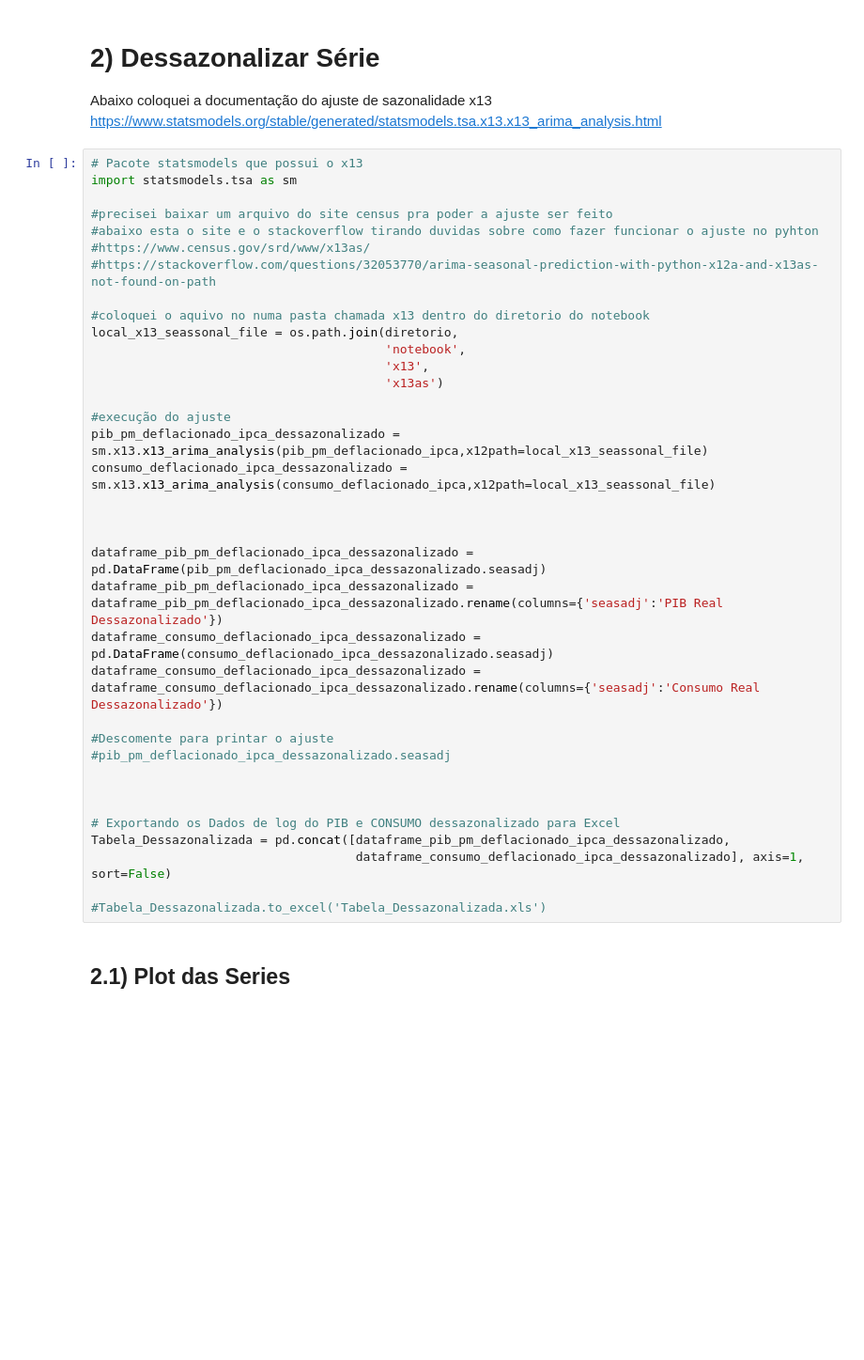
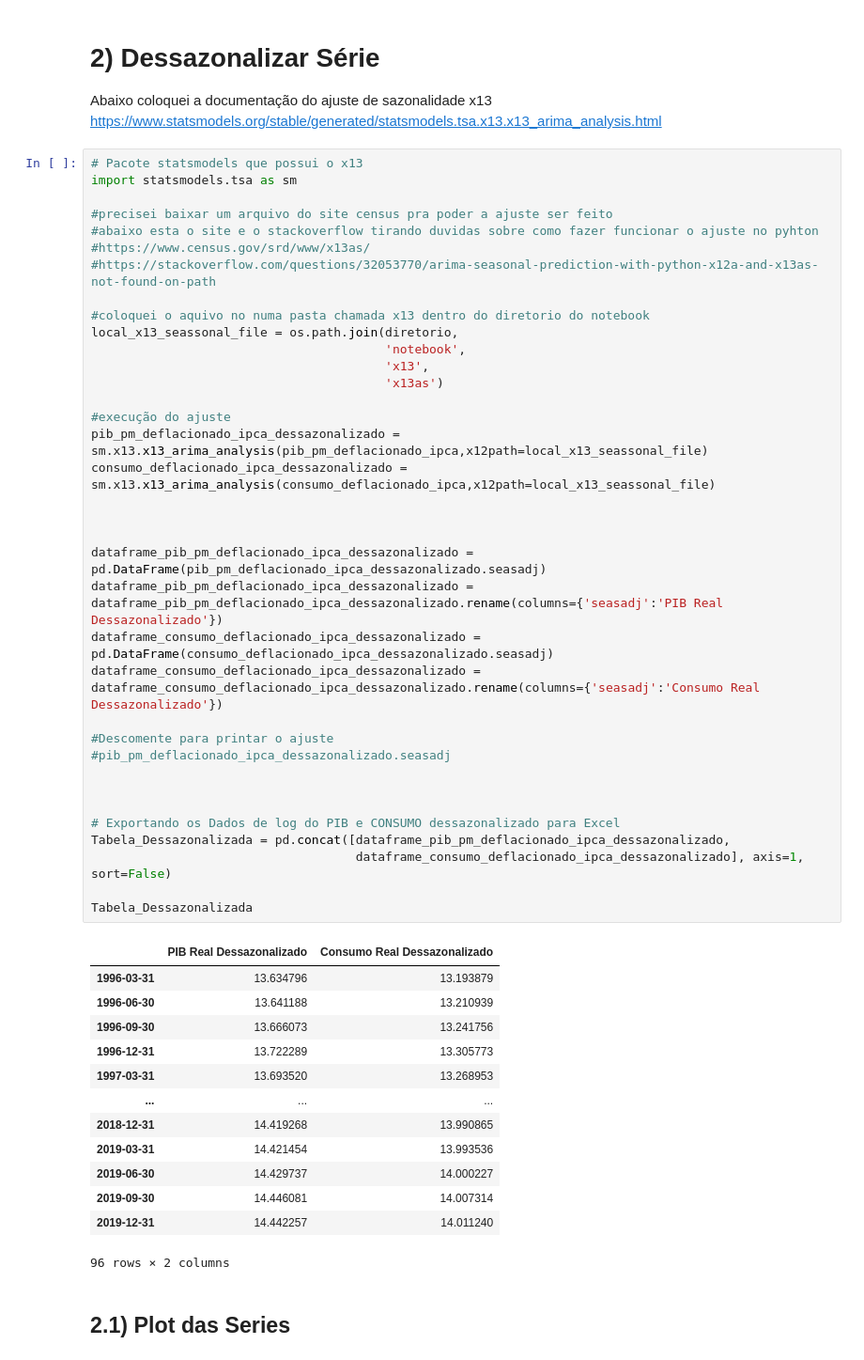
Before and after one commit to FredericoNunes/Artigos, a Jupyter notebook: programas/notebook/Aquivo Inicial, Tratamento dos Dados.ipynb, the cells around one changed output. Shown at 94% size. Saved outputs shown, nothing was run; the diff lists cells and outputs as text; blank space fills up the shorter version.

```diff
--- a/programas/notebook/Aquivo Inicial, Tratamento dos Dados.ipynb
+++ b/programas/notebook/Aquivo Inicial, Tratamento dos Dados.ipynb
@@ -71,34 +76,48 @@ import statsmodels.tsa as sm
 #abaixo esta o site e o stackoverflow tirando duvidas sobre como fazer funcionar o ajuste no pyhton
 #https://www.census.gov/srd/www/x13as/
 #https://stackoverflow.com/questions/32053770/arima-seasonal-prediction-with-python-x12a-and-x13as-not-found-on-path
 
 #coloquei o aquivo no numa pasta chamada x13 dentro do diretorio do notebook
 local_x13_seassonal_file = os.path.join(diretorio,
                                         'notebook',
                                         'x13',
                                         'x13as')
 
 #execução do ajuste
 pib_pm_deflacionado_ipca_dessazonalizado = sm.x13.x13_arima_analysis(pib_pm_deflacionado_ipca,x12path=local_x13_seassonal_file)
 consumo_deflacionado_ipca_dessazonalizado = sm.x13.x13_arima_analysis(consumo_deflacionado_ipca,x12path=local_x13_seassonal_file)
 
 
 
 dataframe_pib_pm_deflacionado_ipca_dessazonalizado = pd.DataFrame(pib_pm_deflacionado_ipca_dessazonalizado.seasadj)
 dataframe_pib_pm_deflacionado_ipca_dessazonalizado = dataframe_pib_pm_deflacionado_ipca_dessazonalizado.rename(columns={'seasadj':'PIB Real Dessazonalizado'})
 dataframe_consumo_deflacionado_ipca_dessazonalizado = pd.DataFrame(consumo_deflacionado_ipca_dessazonalizado.seasadj)
 dataframe_consumo_deflacionado_ipca_dessazonalizado = dataframe_consumo_deflacionado_ipca_dessazonalizado.rename(columns={'seasadj':'Consumo Real Dessazonalizado'})
 
 #Descomente para printar o ajuste
 #pib_pm_deflacionado_ipca_dessazonalizado.seasadj
 
 
 
 # Exportando os Dados de log do PIB e CONSUMO dessazonalizado para Excel
 Tabela_Dessazonalizada = pd.concat([dataframe_pib_pm_deflacionado_ipca_dessazonalizado,
                                     dataframe_consumo_deflacionado_ipca_dessazonalizado], axis=1, sort=False)
 
-#Tabela_Dessazonalizada.to_excel('Tabela_Dessazonalizada.xls')
+Tabela_Dessazonalizada
+# %% [output]
+|  | PIB Real Dessazonalizado | Consumo Real Dessazonalizado |
+| 1996-03-31 | 13.634796 | 13.193879 |
+| 1996-06-30 | 13.641188 | 13.210939 |
+| 1996-09-30 | 13.666073 | 13.241756 |
+| 1996-12-31 | 13.722289 | 13.305773 |
+| 1997-03-31 | 13.693520 | 13.268953 |
+| ... | ... | ... |
+| 2018-12-31 | 14.419268 | 13.990865 |
+| 2019-03-31 | 14.421454 | 13.993536 |
+| 2019-06-30 | 14.429737 | 14.000227 |
+| 2019-09-30 | 14.446081 | 14.007314 |
+| 2019-12-31 | 14.442257 | 14.011240 |
+96 rows × 2 columns
 # %% [markdown]
 ## 2.1) Plot das Series
 # %%
```
Also changed, not shown: parts of 12 cells of this notebook, 3 other files.
